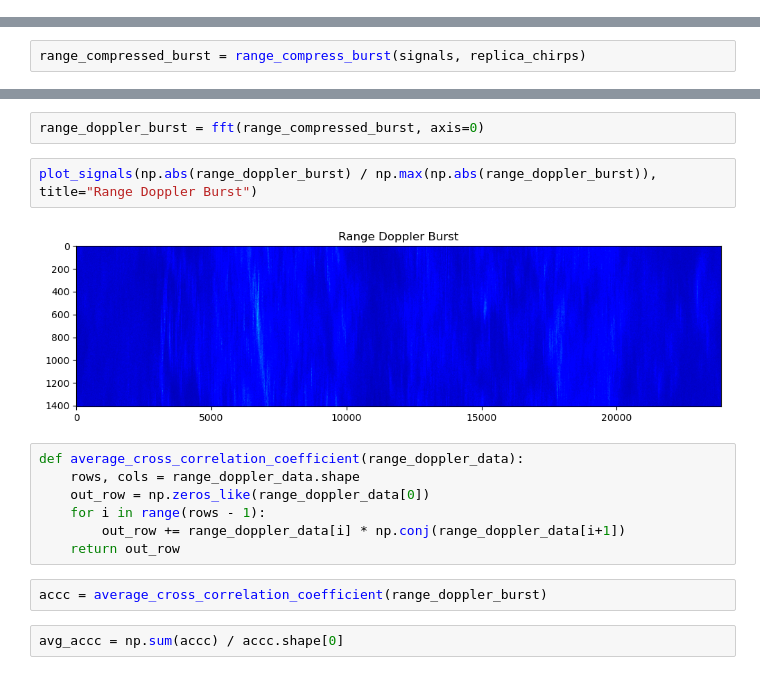
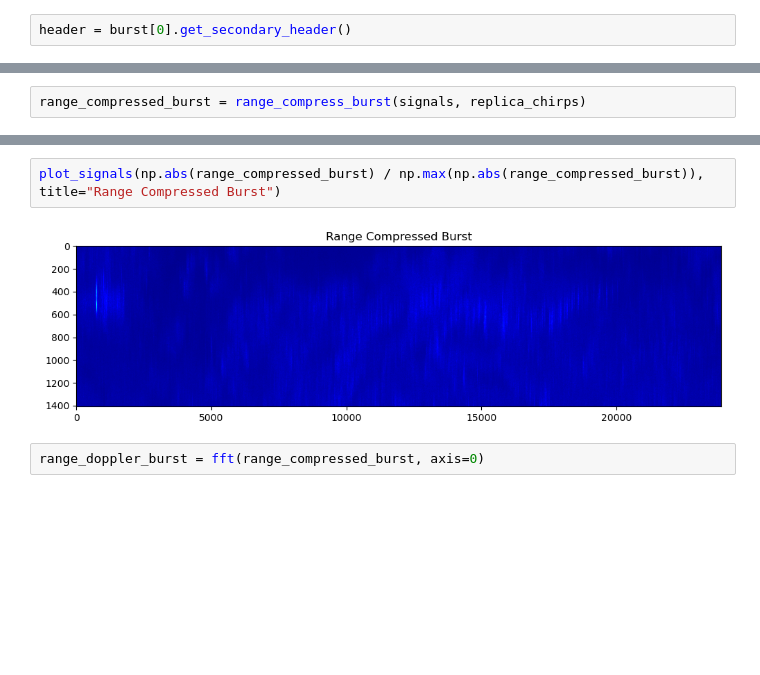
Before and after one commit to AndrewPlayer3/sar_processing, a Jupyter notebook: s1_level0/pulse_analysis.ipynb, the cells around one changed output, grey strips where cells are left out. Saved outputs shown, nothing was run; the diff lists cells and outputs as text; blank space fills up the shorter version.

```diff
--- a/s1_level0/pulse_analysis.ipynb
+++ b/s1_level0/pulse_analysis.ipynb
@@ -88,3 +119,5 @@ if load_signals:
+# %%
+header = burst[0].get_secondary_header()
 # %%
 plot_signals(np.abs(signals) / np.max(np.abs(signals)), title="Swath IW1 Burst 5")
 # %% [output]
@@ -180,17 +325,6 @@ plot_signals(np.abs(range_compressed_burst) / np.max(np.abs(range_compressed_bur
+# %%
+plot_signals(np.abs(range_compressed_burst) / np.max(np.abs(range_compressed_burst)), title="Range Compressed Burst")
+# %% [output]
+[figure, added]
 # %%
 range_doppler_burst = fft(range_compressed_burst, axis=0)
-# %%
-plot_signals(np.abs(range_doppler_burst) / np.max(np.abs(range_doppler_burst)), title="Range Doppler Burst")
-# %% [output]
-[figure, removed]
-# %%
-def average_cross_correlation_coefficient(range_doppler_data):
-    rows, cols = range_doppler_data.shape
-    out_row = np.zeros_like(range_doppler_data[0])
-    for i in range(rows - 1):
-        out_row += range_doppler_data[i] * np.conj(range_doppler_data[i+1])
-    return out_row
-# %%
-accc = average_cross_correlation_coefficient(range_doppler_burst)
-# %%
-avg_accc = np.sum(accc) / accc.shape[0]
```
Also changed, not shown: parts of 83 cells of this notebook, 2 other files.
